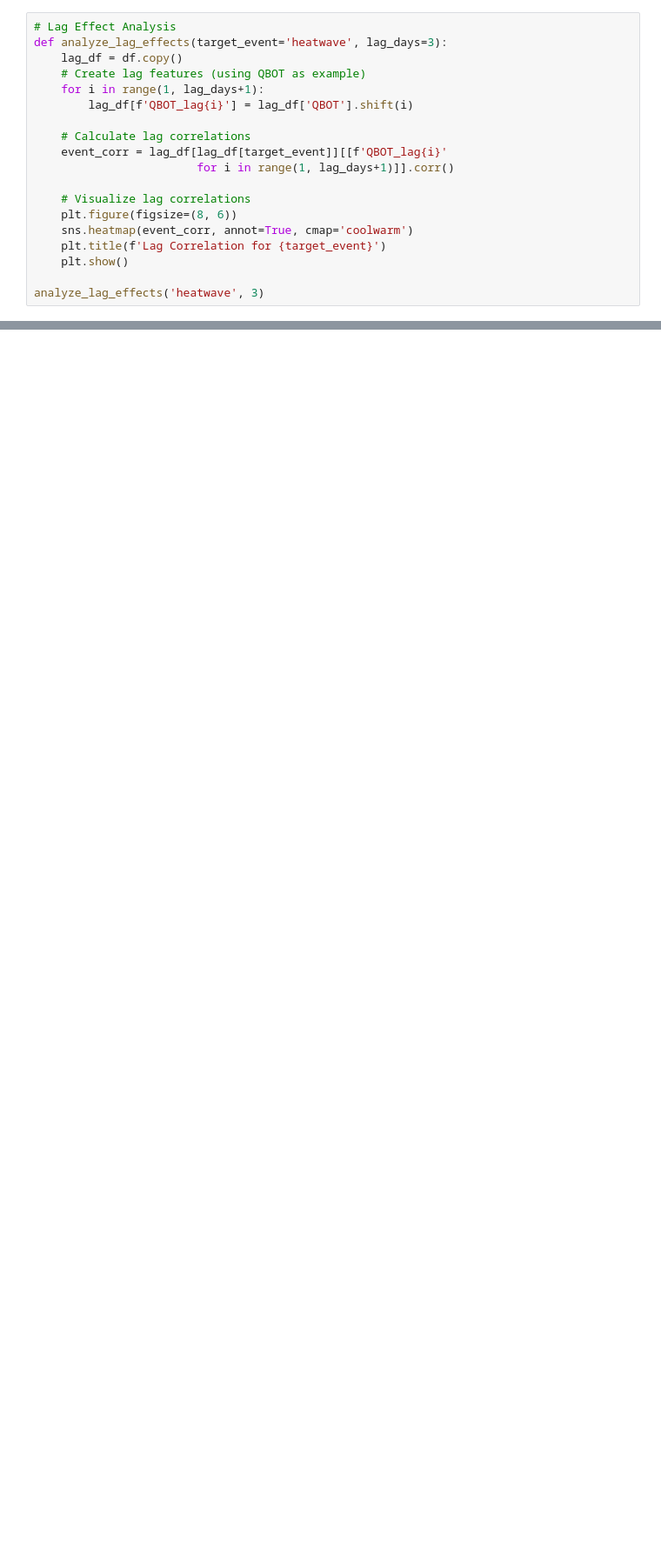
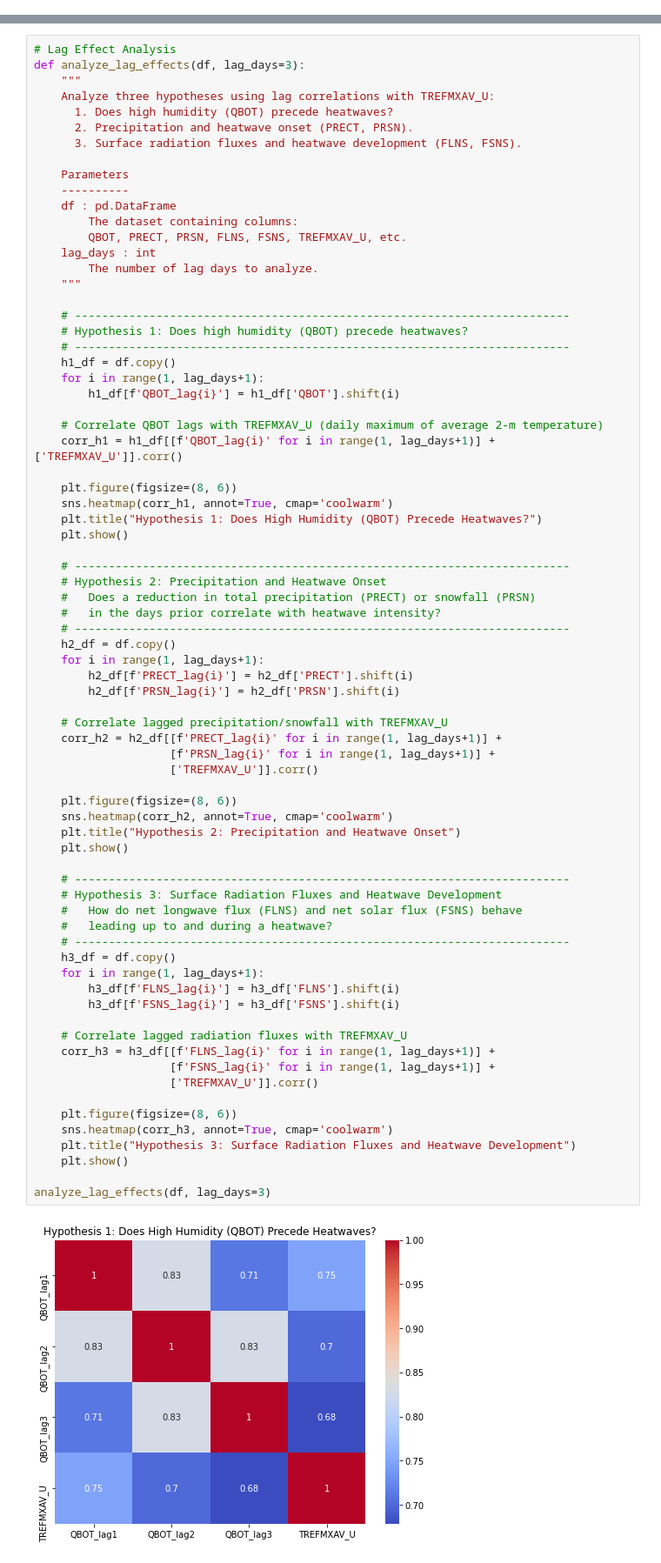
Before and after one commit to esteban-russi/Earth-Env-DS-MSc-Course, a Jupyter notebook: Determine_Drivers.ipynb, the cells around one changed output, grey strips where cells are left out. Shown: that part at 87% size. Drawn from its saved outputs; the diff is of its cells as text; blank space fills up the shorter version.

```diff
--- a/Determine_Drivers.ipynb
+++ b/Determine_Drivers.ipynb
@@ -229,19 +318,0 @@ for event in events:
-# %%
-# Lag Effect Analysis
-def analyze_lag_effects(target_event='heatwave', lag_days=3):
-    lag_df = df.copy()
-    # Create lag features (using QBOT as example)
-    for i in range(1, lag_days+1):
-        lag_df[f'QBOT_lag{i}'] = lag_df['QBOT'].shift(i)
-
-    # Calculate lag correlations
-    event_corr = lag_df[lag_df[target_event]][[f'QBOT_lag{i}'
-                        for i in range(1, lag_days+1)]].corr()
-
-    # Visualize lag correlations
-    plt.figure(figsize=(8, 6))
-    sns.heatmap(event_corr, annot=True, cmap='coolwarm')
-    plt.title(f'Lag Correlation for {target_event}')
-    plt.show()
-
-analyze_lag_effects('heatwave', 3)
@@ -249,0 +430,76 @@ analyze_lag_effects('heatwave', 3)
+# %%
+# Lag Effect Analysis
+def analyze_lag_effects(df, lag_days=3):
+    """
+    Analyze three hypotheses using lag correlations with TREFMXAV_U:
+      1. Does high humidity (QBOT) precede heatwaves?
+      2. Precipitation and heatwave onset (PRECT, PRSN).
+      3. Surface radiation fluxes and heatwave development (FLNS, FSNS).
+
+    Parameters
+    ----------
+    df : pd.DataFrame
+        The dataset containing columns:
+        QBOT, PRECT, PRSN, FLNS, FSNS, TREFMXAV_U, etc.
+    lag_days : int
+        The number of lag days to analyze.
+    """
+
+    # -------------------------------------------------------------------------
+    # Hypothesis 1: Does high humidity (QBOT) precede heatwaves?
+    # -------------------------------------------------------------------------
+    h1_df = df.copy()
+    for i in range(1, lag_days+1):
+        h1_df[f'QBOT_lag{i}'] = h1_df['QBOT'].shift(i)
+
+    # Correlate QBOT lags with TREFMXAV_U (daily maximum of average 2-m temperature)
+    corr_h1 = h1_df[[f'QBOT_lag{i}' for i in range(1, lag_days+1)] + ['TREFMXAV_U']].corr()
+
+    plt.figure(figsize=(8, 6))
+    sns.heatmap(corr_h1, annot=True, cmap='coolwarm')
+    plt.title("Hypothesis 1: Does High Humidity (QBOT) Precede Heatwaves?")
+    plt.show()
+
+    # -------------------------------------------------------------------------
+    # Hypothesis 2: Precipitation and Heatwave Onset
+    #   Does a reduction in total precipitation (PRECT) or snowfall (PRSN)
+    #   in the days prior correlate with heatwave intensity?
+    # -------------------------------------------------------------------------
+    h2_df = df.copy()
+    for i in range(1, lag_days+1):
+        h2_df[f'PRECT_lag{i}'] = h2_df['PRECT'].shift(i)
+        h2_df[f'PRSN_lag{i}'] = h2_df['PRSN'].shift(i)
+
+    # Correlate lagged precipitation/snowfall with TREFMXAV_U
+    corr_h2 = h2_df[[f'PRECT_lag{i}' for i in range(1, lag_days+1)] +
+                    [f'PRSN_lag{i}' for i in range(1, lag_days+1)] +
+                    ['TREFMXAV_U']].corr()
+
+    plt.figure(figsize=(8, 6))
+    sns.heatmap(corr_h2, annot=True, cmap='coolwarm')
+    plt.title("Hypothesis 2: Precipitation and Heatwave Onset")
+    plt.show()
+
+    # -------------------------------------------------------------------------
+    # Hypothesis 3: Surface Radiation Fluxes and Heatwave Development
+    #   How do net longwave flux (FLNS) and net solar flux (FSNS) behave
+    #   leading up to and during a heatwave?
+    # -------------------------------------------------------------------------
+    h3_df = df.copy()
+    for i in range(1, lag_days+1):
+        h3_df[f'FLNS_lag{i}'] = h3_df['FLNS'].shift(i)
+        h3_df[f'FSNS_lag{i}'] = h3_df['FSNS'].shift(i)
+
+    # Correlate lagged radiation fluxes with TREFMXAV_U
+    corr_h3 = h3_df[[f'FLNS_lag{i}' for i in range(1, lag_days+1)] +
+                    [f'FSNS_lag{i}' for i in range(1, lag_days+1)] +
+                    ['TREFMXAV_U']].corr()
+
+    plt.figure(figsize=(8, 6))
+    sns.heatmap(corr_h3, annot=True, cmap='coolwarm')
+    plt.title("Hypothesis 3: Surface Radiation Fluxes and Heatwave Development")
+    plt.show()
+
+analyze_lag_effects(df, lag_days=3)
+# %% [output]
+[figure, added]
```
Also changed, not shown: parts of 11 cells of this notebook, 1 other file.
